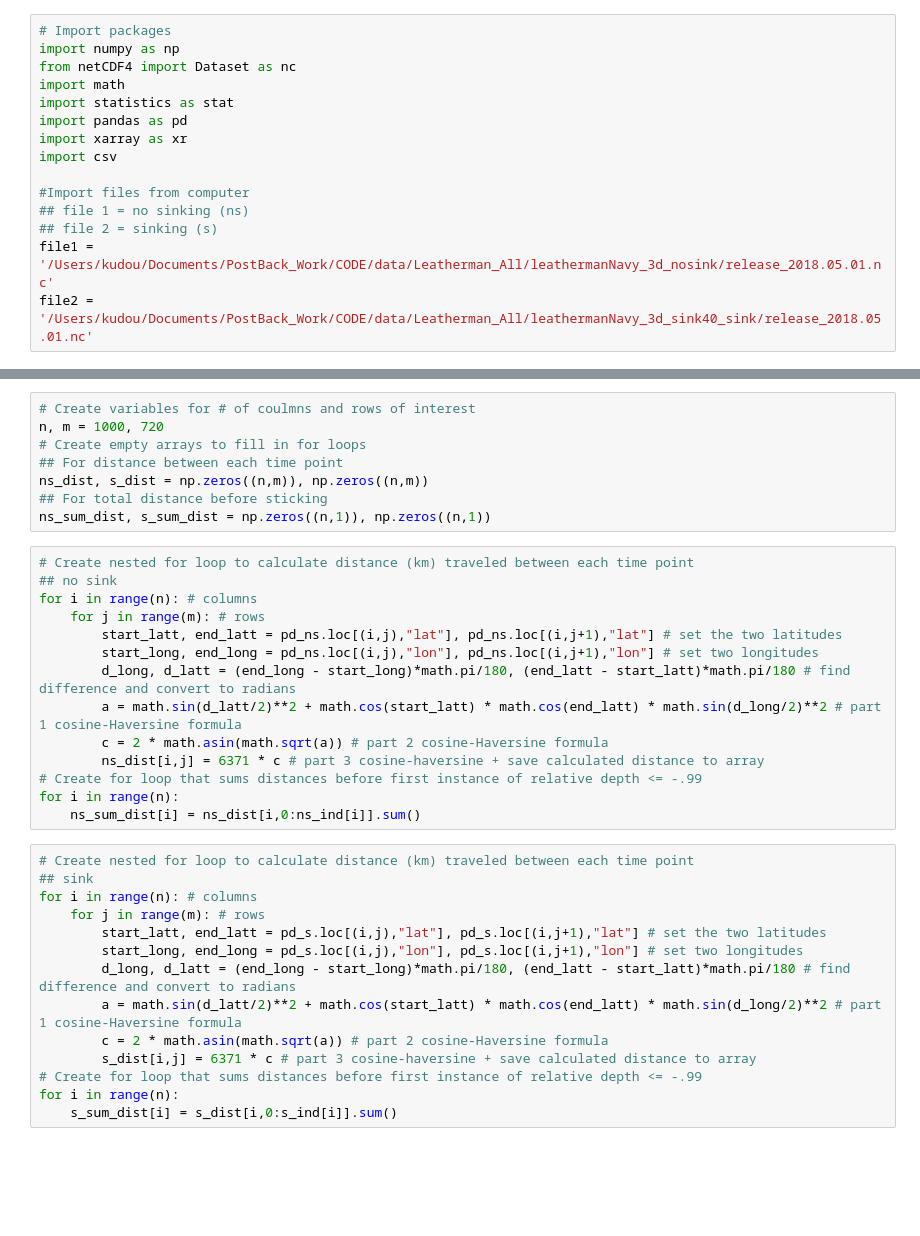
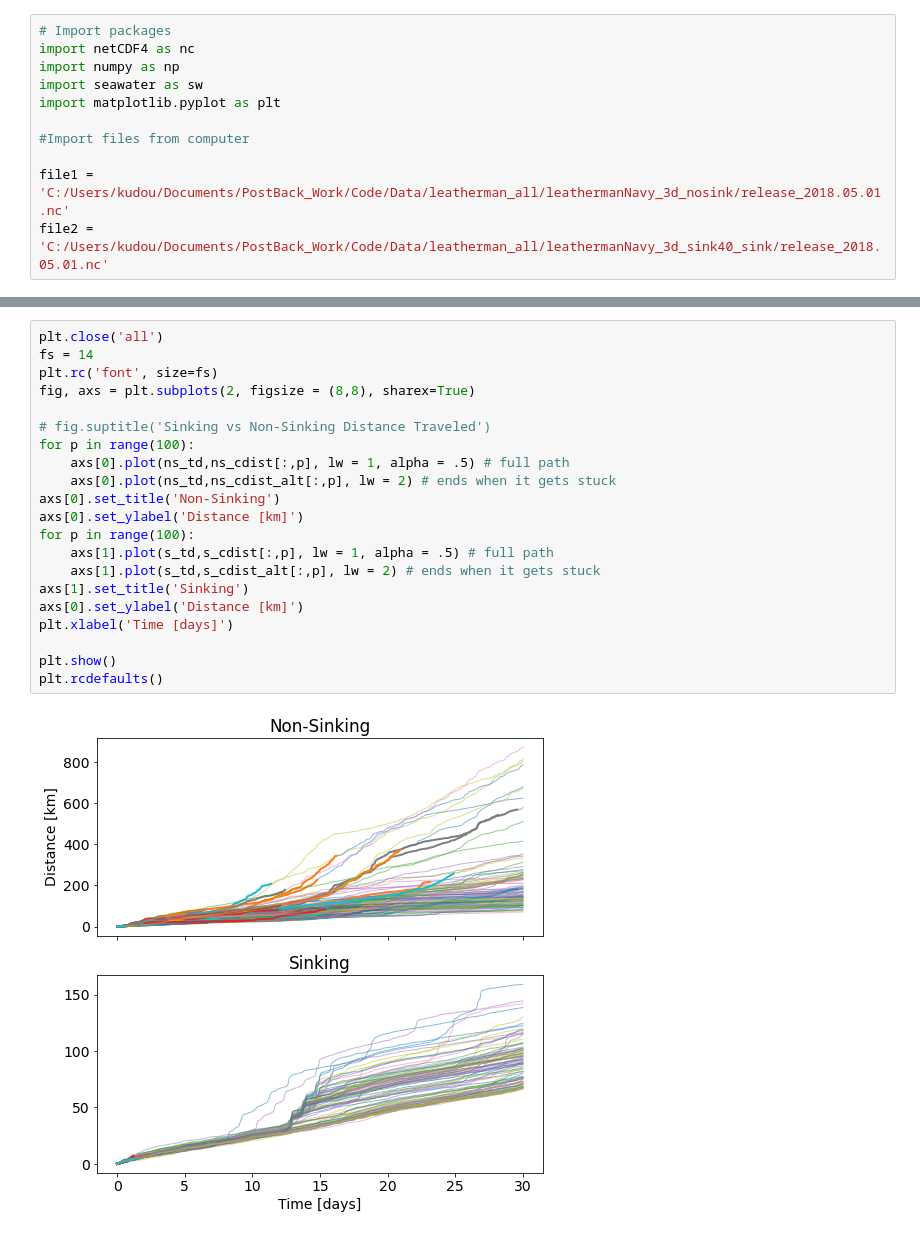
Before and after one commit to PuffyPuffin/Copper, a Jupyter notebook: distance.ipynb, the cells around one changed output, grey strips where cells are left out. Saved outputs shown, nothing was run; the diff lists cells and outputs as text; blank space fills up the shorter version.

```diff
--- a/distance.ipynb
+++ b/distance.ipynb
@@ -1,17 +1,13 @@
 # %%
 # Import packages
+import netCDF4 as nc
 import numpy as np
-from netCDF4 import Dataset as nc
-import math
-import statistics as stat
-import pandas as pd
-import xarray as xr
-import csv
+import seawater as sw
+import matplotlib.pyplot as plt
 
 #Import files from computer
-## file 1 = no sinking (ns)
-## file 2 = sinking (s)
-file1 = '/Users/kudou/Documents/PostBack_Work/CODE/data/Leatherman_All/leathermanNavy_3d_nosink/release_2018.05.01.nc'
-file2 = '/Users/kudou/Documents/PostBack_Work/CODE/data/Leatherman_All/leathermanNavy_3d_sink40_sink/release_2018.05.01.nc'
+
+file1 = 'C:/Users/kudou/Documents/PostBack_Work/Code/Data/leatherman_all/leathermanNavy_3d_nosink/release_2018.05.01.nc'
+file2 = 'C:/Users/kudou/Documents/PostBack_Work/Code/Data/leatherman_all/leathermanNavy_3d_sink40_sink/release_2018.05.01.nc'
 # %%
 # Read netCDF4 files for sticking
@@ -51,38 +58,25 @@ pd_s = pd_s.take([0,1], axis=1)
 # %%
-# Create variables for # of coulmns and rows of interest
-n, m = 1000, 720
-# Create empty arrays to fill in for loops
-## For distance between each time point
-ns_dist, s_dist = np.zeros((n,m)), np.zeros((n,m))
-## For total distance before sticking
-ns_sum_dist, s_sum_dist = np.zeros((n,1)), np.zeros((n,1))
+plt.close('all')
+fs = 14
+plt.rc('font', size=fs)
+fig, axs = plt.subplots(2, figsize = (8,8), sharex=True)
+
+# fig.suptitle('Sinking vs Non-Sinking Distance Traveled')
+for p in range(100):
+    axs[0].plot(ns_td,ns_cdist[:,p], lw = 1, alpha = .5) # full path
+    axs[0].plot(ns_td,ns_cdist_alt[:,p], lw = 2) # ends when it gets stuck
+axs[0].set_title('Non-Sinking')
+axs[0].set_ylabel('Distance [km]')
+for p in range(100):
+    axs[1].plot(s_td,s_cdist[:,p], lw = 1, alpha = .5) # full path
+    axs[1].plot(s_td,s_cdist_alt[:,p], lw = 2) # ends when it gets stuck
+axs[1].set_title('Sinking')
+axs[0].set_ylabel('Distance [km]')
+plt.xlabel('Time [days]')
+
+plt.show()
+plt.rcdefaults()
+# %% [output]
+[figure, added]
-# %%
-# Create nested for loop to calculate distance (km) traveled between each time point
-## no sink
-for i in range(n): # columns
-    for j in range(m): # rows
-        start_latt, end_latt = pd_ns.loc[(i,j),"lat"], pd_ns.loc[(i,j+1),"lat"] # set the two latitudes
-        start_long, end_long = pd_ns.loc[(i,j),"lon"], pd_ns.loc[(i,j+1),"lon"] # set two longitudes
-        d_long, d_latt = (end_long - start_long)*math.pi/180, (end_latt - start_latt)*math.pi/180 # find difference and convert to radians
-        a = math.sin(d_latt/2)**2 + math.cos(start_latt) * math.cos(end_latt) * math.sin(d_long/2)**2 # part 1 cosine-Haversine formula
-        c = 2 * math.asin(math.sqrt(a)) # part 2 cosine-Haversine formula
-        ns_dist[i,j] = 6371 * c # part 3 cosine-haversine + save calculated distance to array
-# Create for loop that sums distances before first instance of relative depth <= -.99
-for i in range(n):
-    ns_sum_dist[i] = ns_dist[i,0:ns_ind[i]].sum()
-# %%
-# Create nested for loop to calculate distance (km) traveled between each time point
-## sink
-for i in range(n): # columns
-    for j in range(m): # rows
-        start_latt, end_latt = pd_s.loc[(i,j),"lat"], pd_s.loc[(i,j+1),"lat"] # set the two latitudes
-        start_long, end_long = pd_s.loc[(i,j),"lon"], pd_s.loc[(i,j+1),"lon"] # set two longitudes
-        d_long, d_latt = (end_long - start_long)*math.pi/180, (end_latt - start_latt)*math.pi/180 # find difference and convert to radians
-        a = math.sin(d_latt/2)**2 + math.cos(start_latt) * math.cos(end_latt) * math.sin(d_long/2)**2 # part 1 cosine-Haversine formula
-        c = 2 * math.asin(math.sqrt(a)) # part 2 cosine-Haversine formula
-        s_dist[i,j] = 6371 * c # part 3 cosine-haversine + save calculated distance to array
-# Create for loop that sums distances before first instance of relative depth <= -.99
-for i in range(n):
-    s_sum_dist[i] = s_dist[i,0:s_ind[i]].sum()
 # %%
 #Create column names
```
Also changed, not shown: parts of 2 cells of this notebook, 1 other file.
